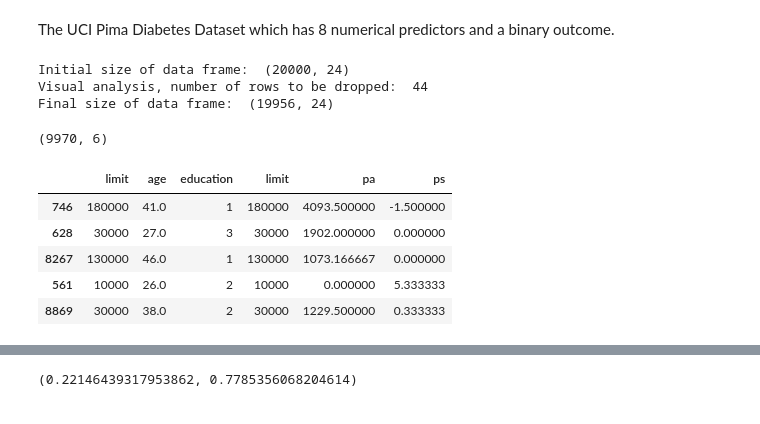
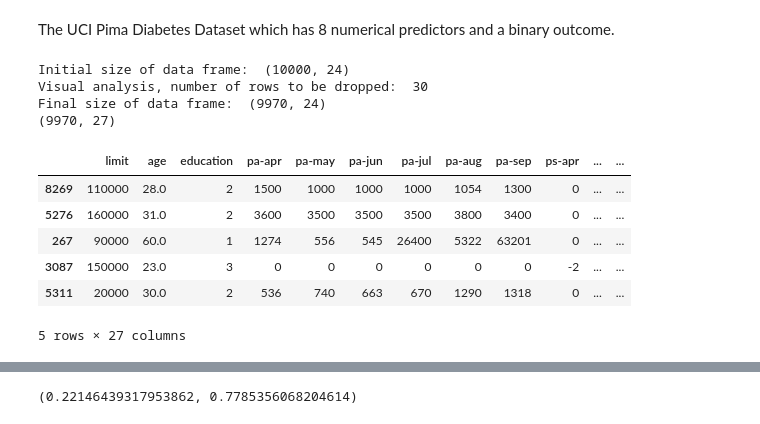
Before and after one commit to DanyEle/dm-group-1, a Jupyter notebook: Code/Daniele/Deep_Learning_Credit_Cards.ipynb, the cells around one changed output, grey strips where cells are left out. Cells and saved outputs as stored; diff of their text form; code cells hidden in the pictures.

```diff
--- a/Code/Daniele/Deep_Learning_Credit_Cards.ipynb
+++ b/Code/Daniele/Deep_Learning_Credit_Cards.ipynb
@@ -116,33 +127,21 @@ credit_cards_deep_learning_train = credit_cards_default_num[attributes_deep_lear
-# %%
-#Load the training data
-url = "../../Dataset/credit_default_test.csv"
-credit_cards_df = pd.read_csv(url)
-
-#firstly, remove missing values
-credit_cards_no_missing_outliers = remove_missing_values(credit_cards_df)
-#and remove outliers (this function operates in place)
-removeOutliers(credit_cards_no_missing_outliers)
-#create mean value columns
-credit_cards_avg = create_data_frame_avg(credit_cards_no_missing_outliers, ["ba-apr", "ba-may", "ba-jun", "ba-jul", "ba-aug", "ba-sep"], ["pa-apr", "pa-may", "pa-jun", "pa-jul", "pa-aug", "pa-sep"],  ["ps-apr", "ps-may", "ps-jun", "ps-jul", "ps-aug", "ps-sep"])
-credit_cards_edu_numerical = convert_education_to_numerical_attribute(credit_cards_avg)
-#and convert the credit_default into a numerical attribute as well
-
-#pick the attributes you wanna use for deep learning
-attributes_deep_learning = ["limit", "age", "education", "limit", "pa", 'ps-may', 'ps-jun', 'ps-jul', 'ps-aug', 'ps-sep']
-credit_cards_deep_learning_test = credit_cards_edu_numerical[attributes_deep_learning]
-# %% [output]
-Initial size of data frame:  (20000, 24)
-Visual analysis, number of rows to be dropped:  44
-Final size of data frame:  (19956, 24)
-# %%
-# Take a peek at the data
-print(credit_cards_train.shape)
-credit_cards_train.sample(5)
-# %% [output]
-(9970, 6)
-|  | limit | age | education | limit | pa | ps |
-| 746 | 180000 | 41.0 | 1 | 180000 | 4093.500000 | -1.500000 |
-| 628 | 30000 | 27.0 | 3 | 30000 | 1902.000000 | 0.000000 |
-| 8267 | 130000 | 46.0 | 1 | 130000 | 1073.166667 | 0.000000 |
-| 561 | 10000 | 26.0 | 2 | 10000 | 0.000000 | 5.333333 |
-| 8869 | 30000 | 38.0 | 2 | 30000 | 1229.500000 | 0.333333 |
+# %%
+attributes_deep_learning = ["limit", "age", "education", "pa-apr", "pa-may", "pa-jun", "pa-jul", "pa-aug", "pa-sep", 'ps-apr', 'ps-may', 'ps-jun', 'ps-jul', 'ps-aug', 'ps-sep', "ba-apr", "ba-may", "ba-jun", "ba-jul", "ba-aug", "ba-sep", "pa-apr", "pa-may", "pa-jun", "pa-jul", "pa-aug", "pa-sep"]
+url_train = "../../Dataset/credit_default_train.csv"
+
+credit_cards_deep_learning_train, labels_train = load_pre_process_dataset(url_train, True, attributes_deep_learning)
+
+# Take a peek at the data
+print(credit_cards_deep_learning_train.shape)
+credit_cards_deep_learning_train.sample(5)
+# %% [output]
+Initial size of data frame:  (10000, 24)
+Visual analysis, number of rows to be dropped:  30
+Final size of data frame:  (9970, 24)
+(9970, 27)
+|  | limit | age | education | pa-apr | pa-may | pa-jun | pa-jul | pa-aug | pa-sep | ps-apr | ... | ... |
+| 8269 | 110000 | 28.0 | 2 | 1500 | 1000 | 1000 | 1000 | 1054 | 1300 | 0 | ... | ... |
+| 5276 | 160000 | 31.0 | 2 | 3600 | 3500 | 3500 | 3500 | 3800 | 3400 | 0 | ... | ... |
+| 267 | 90000 | 60.0 | 1 | 1274 | 556 | 545 | 26400 | 5322 | 63201 | 0 | ... | ... |
+| 3087 | 150000 | 23.0 | 3 | 0 | 0 | 0 | 0 | 0 | 0 | -2 | ... | ... |
+| 5311 | 20000 | 30.0 | 2 | 536 | 740 | 663 | 670 | 1290 | 1318 | 0 | ... | ... |
+5 rows × 27 columns
```
Also changed, not shown: parts of 32 cells of this notebook.
